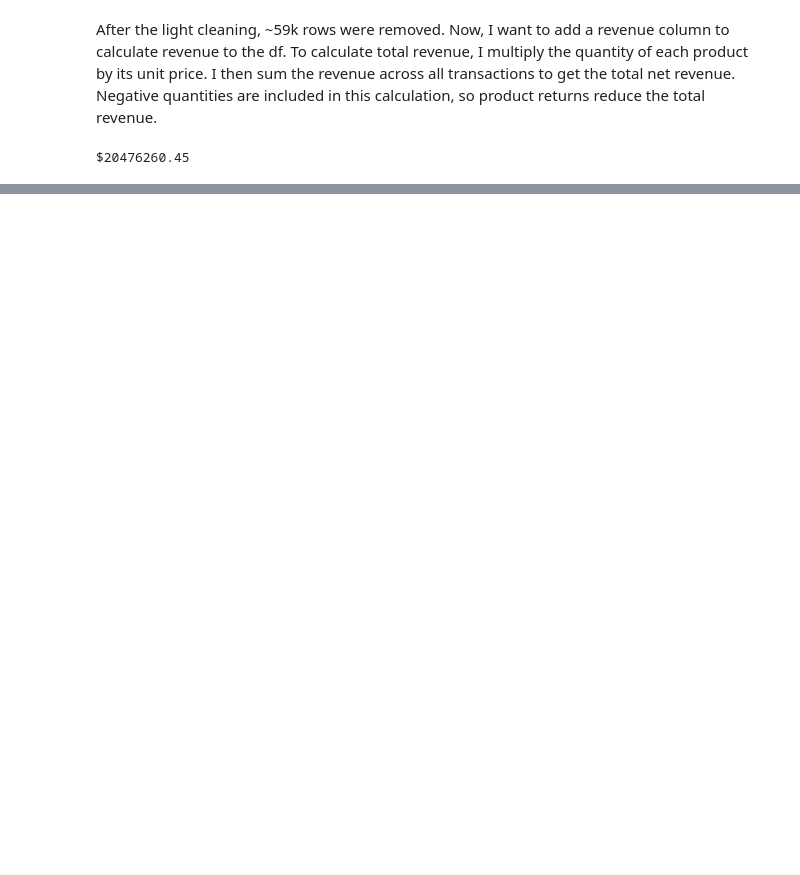
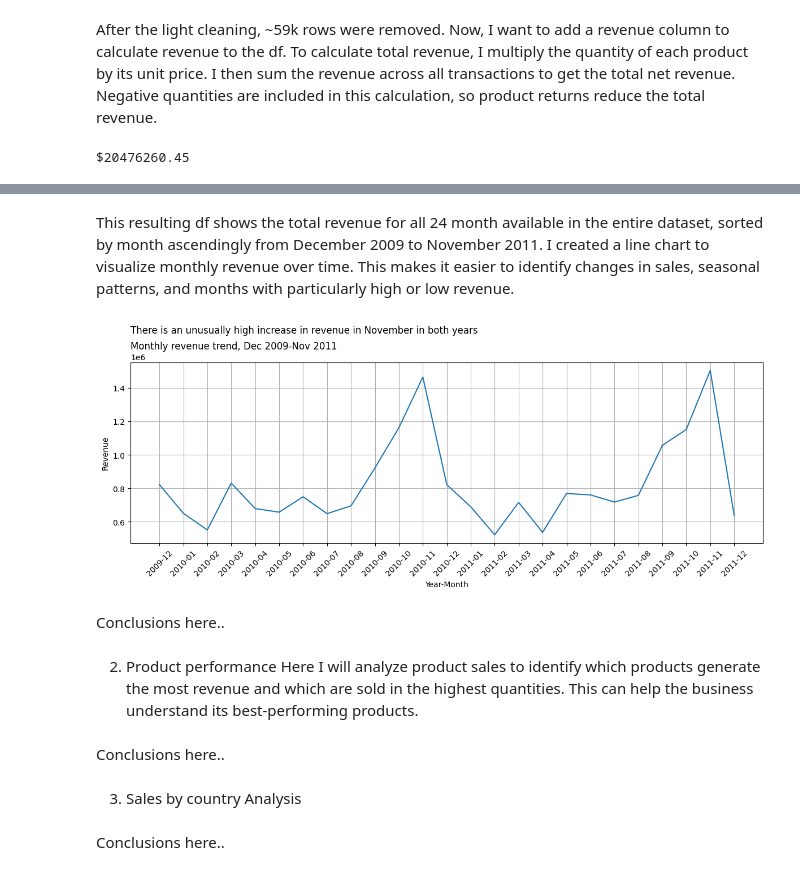
Before and after one commit to LizaSnizhko/ecommerce-sales-analysis, a Jupyter notebook: retail_analysis.ipynb, the cells around one changed output, grey strips where cells are left out. Drawn from its saved outputs; the diff is of its cells as text; code cells hidden in the pictures; blank space fills up the shorter version.

Commit message:
conducted montly revenue trends analysis and created an informational information of that

```diff
--- a/retail_analysis.ipynb
+++ b/retail_analysis.ipynb
@@ -160,0 +151,10 @@ $20476260.45
+# %%
+df_cleaned['InvoiceDate'] = pd.to_datetime(df_cleaned['InvoiceDate'])
+df_cleaned['InvoiceDate'].dtype
+
+monthly_revenue =  (df_cleaned.groupby(df_cleaned['InvoiceDate'].dt.to_period('M'))['Revenue'].sum().reset_index())
+
+monthly_revenue.columns = ['Month', 'Revenue']
+monthly_revenue = monthly_revenue.sort_values('Month')
+
+monthly_revenue.head(24)
@@ -160,0 +179,32 @@ $20476260.45
+# %% [markdown]
+This resulting df shows the total revenue for all 24 month available in the entire dataset, sorted by month ascendingly from December 2009 to November 2011. I created a line chart to visualize monthly revenue over time. This makes it easier to identify changes in sales, seasonal patterns, and months with particularly high or low revenue.
+# %%
+import matplotlib.pyplot as plt
+
+plt.figure(figsize=(12, 5))
+
+plt.plot(monthly_revenue['Month'].astype(str),
+         monthly_revenue['Revenue'])
+
+
+plt.suptitle('There is an unusually high increase in revenue in November in both years', x=0.055, ha='left', y=0.96)
+plt.title('Monthly revenue trend, Dec 2009-Nov 2011', loc='left')
+plt.xlabel('Year-Month')
+plt.ylabel('Revenue')
+plt.xticks(rotation=45)
+plt.grid(True)
+plt.tight_layout()
+plt.show()
+# %% [output]
+[figure, added]
+# %% [markdown]
+Conclusions here..
+# %% [markdown]
+2. Product performance
+Here I will analyze product sales to identify which products generate the most revenue and which are sold in the highest quantities. This can help the business understand its best-performing products.
+# %% [markdown]
+Conclusions here..
+# %% [markdown]
+3. Sales by country Analysis
+# %% [markdown]
+Conclusions here..
```
Also changed, not shown: parts of 8 cells of this notebook.
